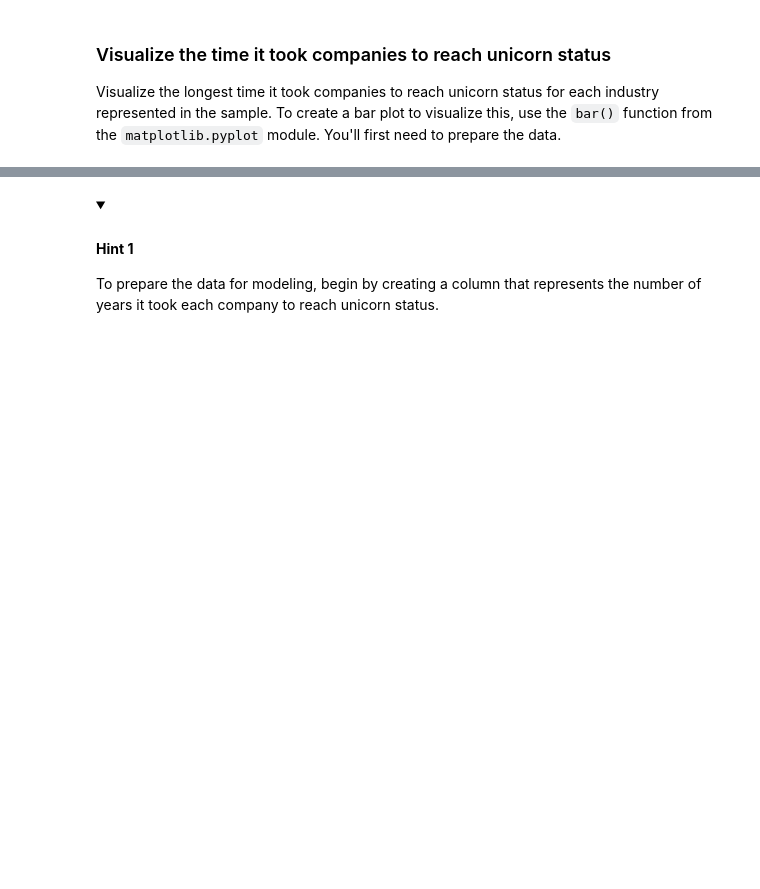
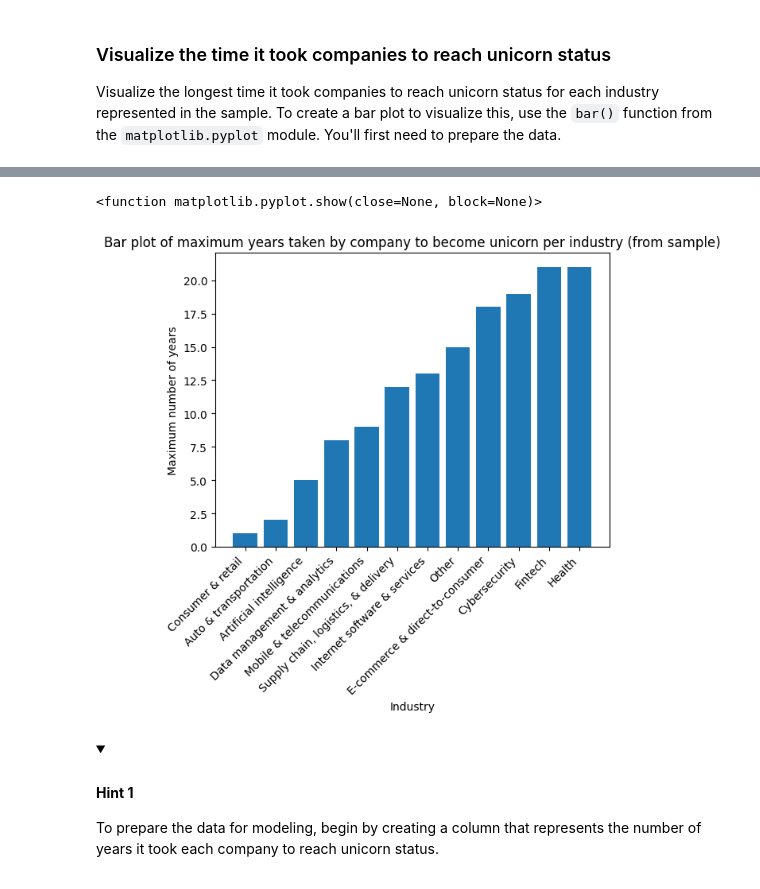
Before and after one commit to orejandro79/google_advanced_analytics_labs, a Jupyter notebook: GO BEYOND THE NUMBERS/Unicorn_Companies.ipynb, the cells around one changed output, grey strips where cells are left out. Saved outputs shown, nothing was run; the diff lists cells and outputs as text; code cells hidden in the pictures; folded sections open; blank space fills up the shorter version.

```diff
--- a/GO BEYOND THE NUMBERS/Unicorn_Companies.ipynb
+++ b/GO BEYOND THE NUMBERS/Unicorn_Companies.ipynb
@@ -242,9 +242,7 @@ memory usage: 84.0+ KB
 It is common to encounter situations where you will need to compare the year joined with the year founded. The `Date Joined` column does not just have year—it has the year, month, and date. Extract the year component from the `Date Joined` column and add those year components into a new column to keep track of each company's year joined.
 # %%
 # Step 1: Use .dt.year to extract year component from Date Joined column
-# Step 2: Add the result as a new column named Year Joined to the DataFrame
-
-### YOUR CODE HERE ###
+companies['Year Joined'] = companies['Date Joined'].dt.year
 # %%
 # Use .head() to confirm that the new column did get added
 
@@ -260,4 +270,5 @@ It is not necessary to take a sample of the data in order to conduct the visuali
 # %%
 # Sample the data
 
-### YOUR CODE HERE ###
+companies_sample = companies.sample(n = 50, random_state = 42)
+companies_sample
@@ -268,4 +297,10 @@ Visualize the longest time it took companies to reach unicorn status for each in
 # %%
 # Prepare data for plotting
 
-### YOUR CODE HERE ###
+# Create new `years_till_unicorn` column
+companies_sample["years_till_unicorn"] = companies_sample["Year Joined"] - companies_sample["Year Founded"]
+
+# Group the data by `Industry`. For each industry, get the max value in the `years_till_unicorn` column.
+grouped = companies_sample[["Industry", "years_till_unicorn"]].groupby("Industry").max().sort_values(by="years_till_unicorn")
+
+grouped
@@ -272,34 +322,36 @@ Visualize the longest time it took companies to reach unicorn status for each in
 # %%
 # Create bar plot
 # with the various industries as the categories of the bars
 # and the time it took to reach unicorn status as the height of the bars
 
-### YOUR CODE HERE ###
-
+plt.bar(grouped.index, grouped["years_till_unicorn"])
 
 # Set title
 
-### YOUR CODE HERE ###
+plt.title("Bar plot of maximum years taken by company to become unicorn per industry (from sample)")
 
 
 # Set x-axis label
 
-### YOUR CODE HERE ###
+plt.xlabel("Industry")
 
 
 # Set y-axis label
 
-### YOUR CODE HERE ###
+plt.ylabel("Maximum number of years")
 
 
 # Rotate labels on the x-axis as a way to avoid overlap in the positions of the text
 
-### YOUR CODE HERE ###
+plt.xticks(rotation=45, horizontalalignment='right')
 
 
 # Display the plot
 
-### YOUR CODE HERE ###
+plt.show
+# %% [output]
+<function matplotlib.pyplot.show(close=None, block=None)>
+[figure, added]
 # %% [markdown]
 <details>
   <summary><h4><strong>Hint 1</strong></h4></summary>
```
Also changed, not shown: parts of 12 cells of this notebook.
